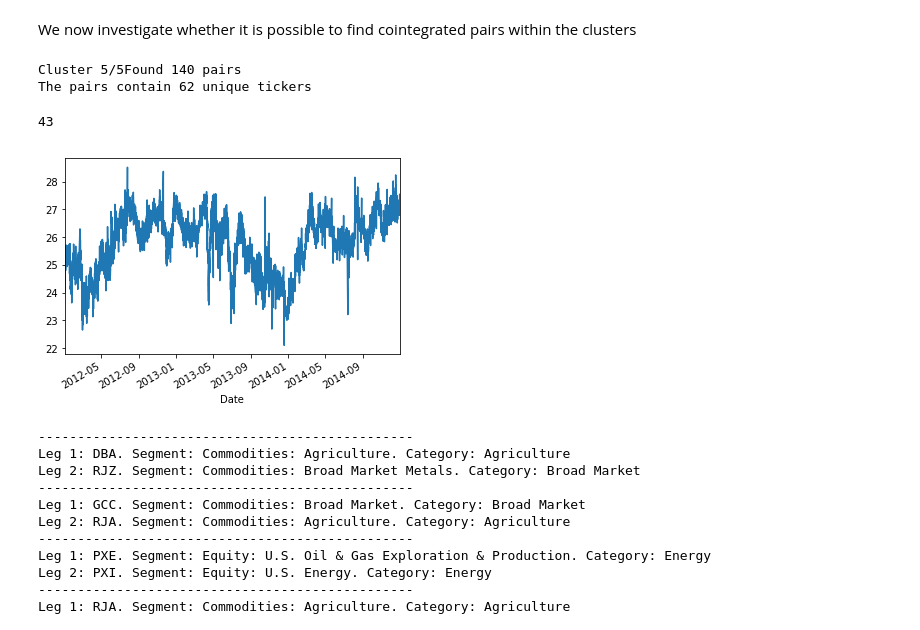
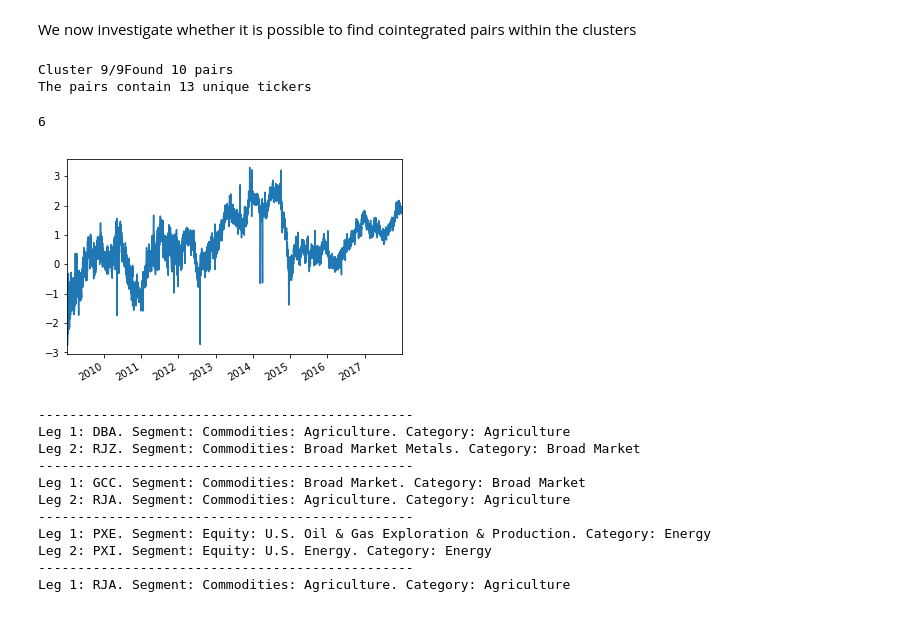
Before and after one commit to simaomsarmento/PairsTrading, a Jupyter notebook: PairsTrading_CommodityETFs-Clustering.ipynb, the cells around one changed output. Saved outputs shown, nothing was run; the diff lists cells and outputs as text; code cells hidden in the pictures.

```diff
--- a/PairsTrading_CommodityETFs-Clustering.ipynb
+++ b/PairsTrading_CommodityETFs-Clustering.ipynb
@@ -96,8 +96,8 @@ In this section, we proceed to analyze ETFs from different commodity sectors and
 We start by retrieving the data from a Dataframe saved in a pickle file, as it was previously processed in the `PairsTrading_CommodityETFS_Datapreprocessing.ipynb` notebook.
 # %%
 # intraday
-#df_prices = pd.read_pickle('data/etfs/pickle/commodity_ETFs_intraday_interpolated_screened_no_outliers.pickle')
-df_prices = pd.read_pickle('data/etfs/pickle/commodity_ETFs_from_2014_complete.pickle')
+df_prices = pd.read_pickle('data/etfs/pickle/commodity_ETFs_intraday_interpolated_screened_no_outliers.pickle')
+#df_prices = pd.read_pickle('data/etfs/pickle/commodity_ETFs_from_2014_complete.pickle')
 subsample = 2500
 min_half_life = 78 #total de pontos num dia
 file_extension = 'intraday'
@@ -109,9 +109,9 @@ file_extension = 'intraday'
 # %%
 # split data in training and test
 df_prices_train, df_prices_test = data_processor.split_data(df_prices,
-                                                            ('01-01-2012',
-                                                             '31-12-2014'),
-                                                            ('01-01-2015',
-                                                             '31-12-2015'),
+                                                            ('01-01-2009',
+                                                             '31-12-2017'),
+                                                            ('01-01-2018',
+                                                             '31-12-2018'),
                                                             remove_nan=True)
 # %% [output]
@@ -478,31 +485,31 @@ pairs_unsupervised, unique_tickers = series_analyser.get_candidate_pairs(cluster
                                                             subsample=subsample
                                                             )
 # %% [output]
-Cluster 5/5Found 140 pairs
-The pairs contain 62 unique tickers
+Cluster 9/9Found 10 pairs
+The pairs contain 13 unique tickers
 # %%
 count = 0
 pairs_aux = []
 for pair in pairs_unsupervised:
     if pair[2]['hurst_exponent']<0.5:
-        if pair[2]['p_value']<0.01:
+        if pair[2]['p_value']<0.05:
             # filter by volatility
             spread = pair[2]['spread']
             spread_pct_change = (((spread - spread.shift(1)) / abs(spread.shift(1))) * 100).fillna(0)
             spread_actual_changes = spread_pct_change[spread_pct_change != 0].abs()
             threshold = spread_actual_changes.quantile(q=0.95, interpolation='linear')
-            #if threshold > 5:
-            count += 1
-            pairs_aux.append(pair)
-            if count == 5:
-                pair[2]['spread'].plot()
+            if threshold > 5:
+                count += 1
+                pairs_aux.append(pair)
+                if count == 5:
+                    pair[2]['spread'].plot()
 print(count)
 
-#with open('data/etfs/pickle/2012-2016/pairs_unsupervised_learning_'+file_extension+'.pickle', 'wb') as f:
+#with open('data/etfs/pickle/2009-2019/pairs_unsupervised_learning_'+file_extension+'.pickle', 'wb') as f:
 #    pickle.dump(pairs_aux, f)
 # %% [output]
-43
+6
-[figure, old version]
+[figure, new version]
 # %%
 count_different_category = 0
 for pair in pairs_aux:
```
Also changed, not shown: parts of 11 cells of this notebook, 3 other files.
